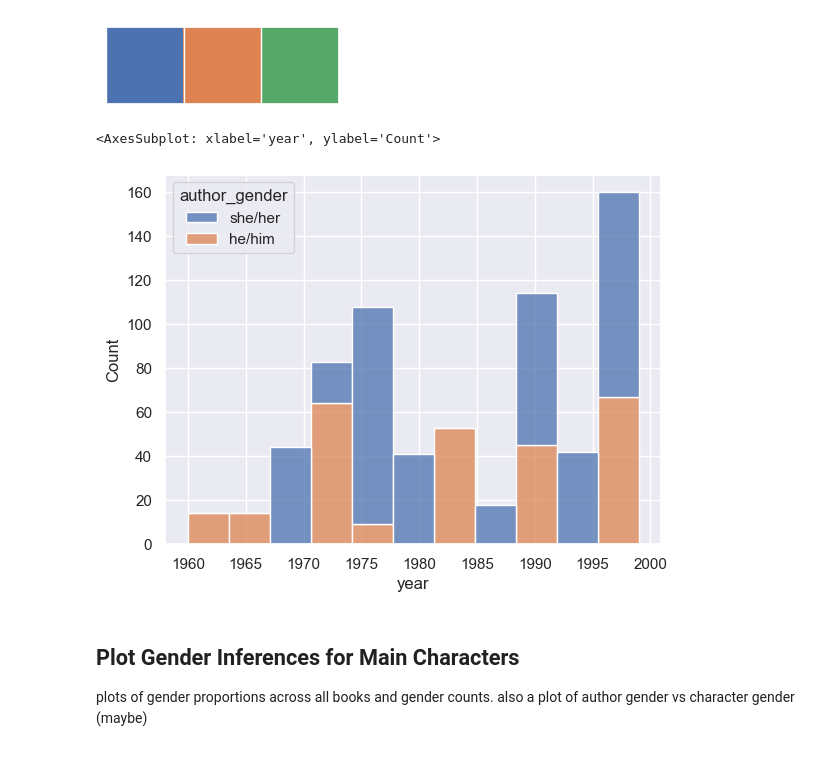
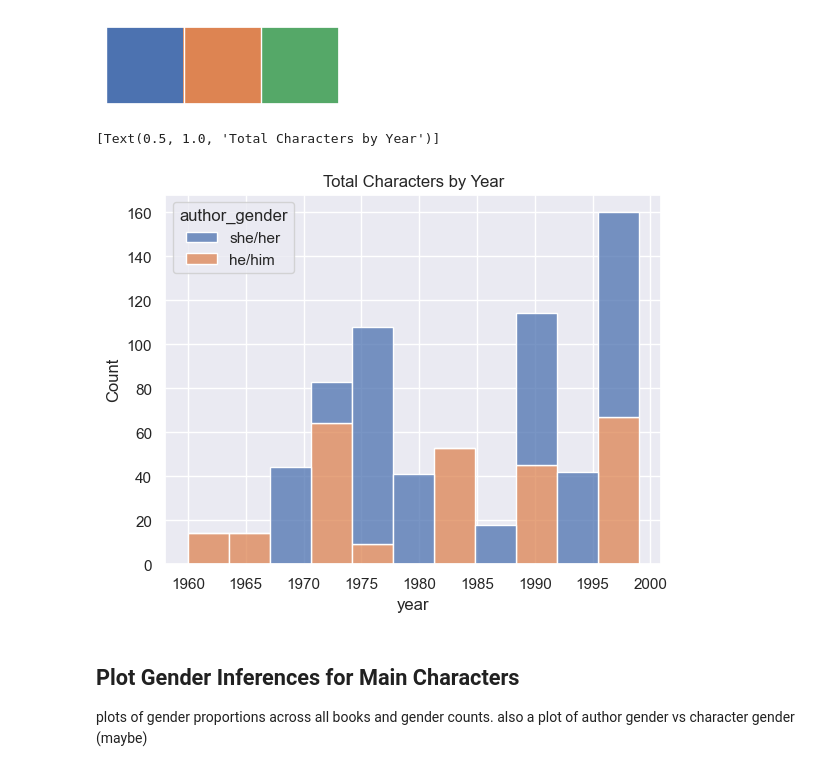
Before and after one commit to danieljohnevans/2022Fall_projects, a Jupyter notebook: data_pipeline.ipynb, the cells around one changed output. Cells and saved outputs as stored; diff of their text form; code cells hidden in the pictures.

Commit message:
adding doctests and graph titles

```diff
--- a/data_pipeline.ipynb
+++ b/data_pipeline.ipynb
@@ -68,13 +68,13 @@ sns.palplot(sns.color_palette("deep", 3))
 # %%
 # auth_df = pickle_df.groupby('filename')['author_gender'].nunique()
 # auth_df
 
-sns.histplot(pickle_df, x="year", hue="author_gender", multiple="stack", stat="count")
+sns.histplot(pickle_df, x="year", hue="author_gender", multiple="stack", stat="count").set(title='Total Characters by Year')
 
 # note one book written by a trans author (identifies as she/her -- written in 1993)
 # %% [output]
-<AxesSubplot: xlabel='year', ylabel='Count'>
+[Text(0.5, 1.0, 'Total Characters by Year')]
-[figure, old version]
+[figure, new version]
 # %% [markdown]
 ## Plot Gender Inferences for Main Characters
 plots of gender proportions across all books and gender counts. also a plot of author gender vs character gender (maybe)
```
Also changed, not shown: parts of 3 cells of this notebook, 2 other files.
